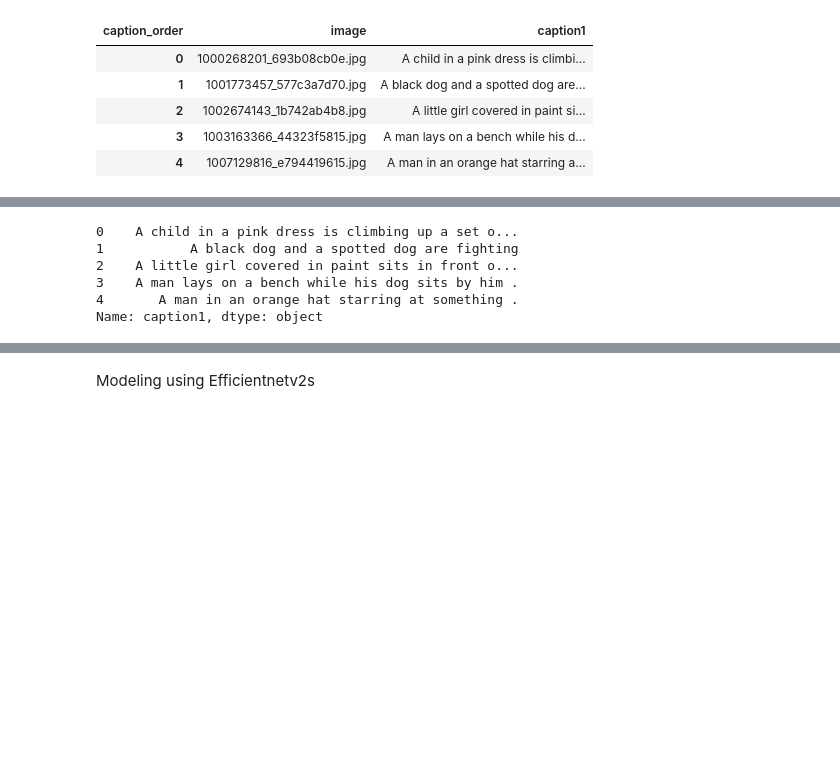
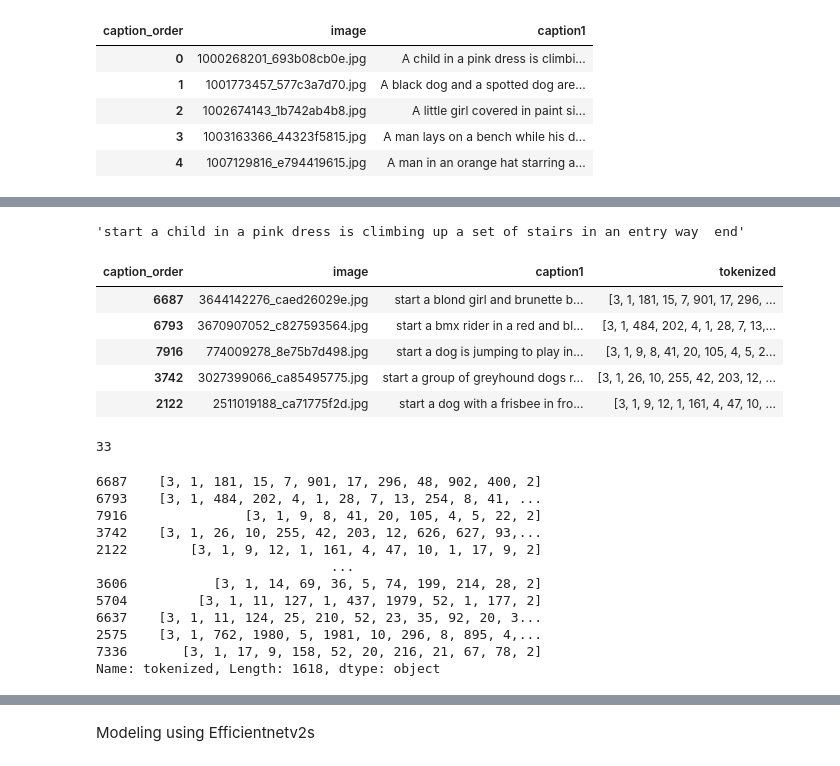
Before and after one commit to ananyachattoraj/capstone, a Jupyter notebook: Modeling.ipynb, the cells around one changed output, grey strips where cells are left out. Cells and saved outputs as stored; diff of their text form; code cells hidden in the pictures; blank space fills up the shorter version.

Commit message:
fiddling with sequences for modeling

```diff
--- a/Modeling.ipynb
+++ b/Modeling.ipynb
@@ -41,0 +42,2 @@ y = df1['caption1']
+# %%
+df1_sample, _, _, _ = train_test_split(df1, df1, train_size=0.2, random_state=2)
@@ -41,0 +48,3 @@ y = df1['caption1']
+# %%
+df1_sample['caption1'] = 'start ' + df1_sample['caption1'] + ' end'
+df1_sample.head()
@@ -41,0 +58,21 @@ y = df1['caption1']
+# %%
+df1_sample['caption1'] = df1_sample['caption1'].apply(lambda text: text.lower())
+df1_sample['caption1'] = df1_sample['caption1'].apply(lambda text: re.sub(r'[^\w\s]', '', text))
+df1_sample['caption1'] = df1_sample['caption1'].apply(lambda text: text.strip())
+# %%
+df1_sample['caption1'][0]
+# %% [output]
+'start a child in a pink dress is climbing up a set of stairs in an entry way  end'
+# %%
+tokenizer = Tokenizer()
+tokenizer.fit_on_texts(df1_sample['caption1'])
+df1_sample['tokenized'] = tokenizer.texts_to_sequences(df1_sample['caption1'])
+# %%
+df1_sample.head()
+# %% [output]
+| caption_order | image | caption1 | tokenized |
+| 6687 | 3644142276_caed26029e.jpg | start a blond girl and brunette b... | [3, 1, 181, 15, 7, 901, 17, 296, ... |
+| 6793 | 3670907052_c827593564.jpg | start a bmx rider in a red and bl... | [3, 1, 484, 202, 4, 1, 28, 7, 13,... |
+| 7916 | 774009278_8e75b7d498.jpg | start a dog is jumping to play in... | [3, 1, 9, 8, 41, 20, 105, 4, 5, 2... |
+| 3742 | 3027399066_ca85495775.jpg | start a group of greyhound dogs r... | [3, 1, 26, 10, 255, 42, 203, 12, ... |
+| 2122 | 2511019188_ca71775f2d.jpg | start a dog with a frisbee in fro... | [3, 1, 9, 12, 1, 161, 4, 47, 10, ... |
@@ -41,0 +81,4 @@ y = df1['caption1']
+# %%
+max_length
+# %% [output]
+33
@@ -42,9 +90,15 @@ y = df1['caption1']
 # %%
-y.head()
+y
 # %% [output]
-0    A child in a pink dress is climbing up a set o...
-1           A black dog and a spotted dog are fighting
-2    A little girl covered in paint sits in front o...
-3    A man lays on a bench while his dog sits by him .
-4       A man in an orange hat starring at something .
-Name: caption1, dtype: object
+6687    [3, 1, 181, 15, 7, 901, 17, 296, 48, 902, 400, 2]
+6793    [3, 1, 484, 202, 4, 1, 28, 7, 13, 254, 8, 41, ...
+7916               [3, 1, 9, 8, 41, 20, 105, 4, 5, 22, 2]
+3742    [3, 1, 26, 10, 255, 42, 203, 12, 626, 627, 93,...
+2122        [3, 1, 9, 12, 1, 161, 4, 47, 10, 1, 17, 9, 2]
+                              ...
+3606           [3, 1, 14, 69, 36, 5, 74, 199, 214, 28, 2]
+5704         [3, 1, 11, 127, 1, 437, 1979, 52, 1, 177, 2]
+6637    [3, 1, 11, 124, 25, 210, 52, 23, 35, 92, 20, 3...
+2575    [3, 1, 762, 1980, 5, 1981, 10, 296, 8, 895, 4,...
+7336       [3, 1, 17, 9, 158, 52, 20, 216, 21, 67, 78, 2]
+Name: tokenized, Length: 1618, dtype: object
```
Also changed, not shown: parts of 43 cells of this notebook, 6 other files.
